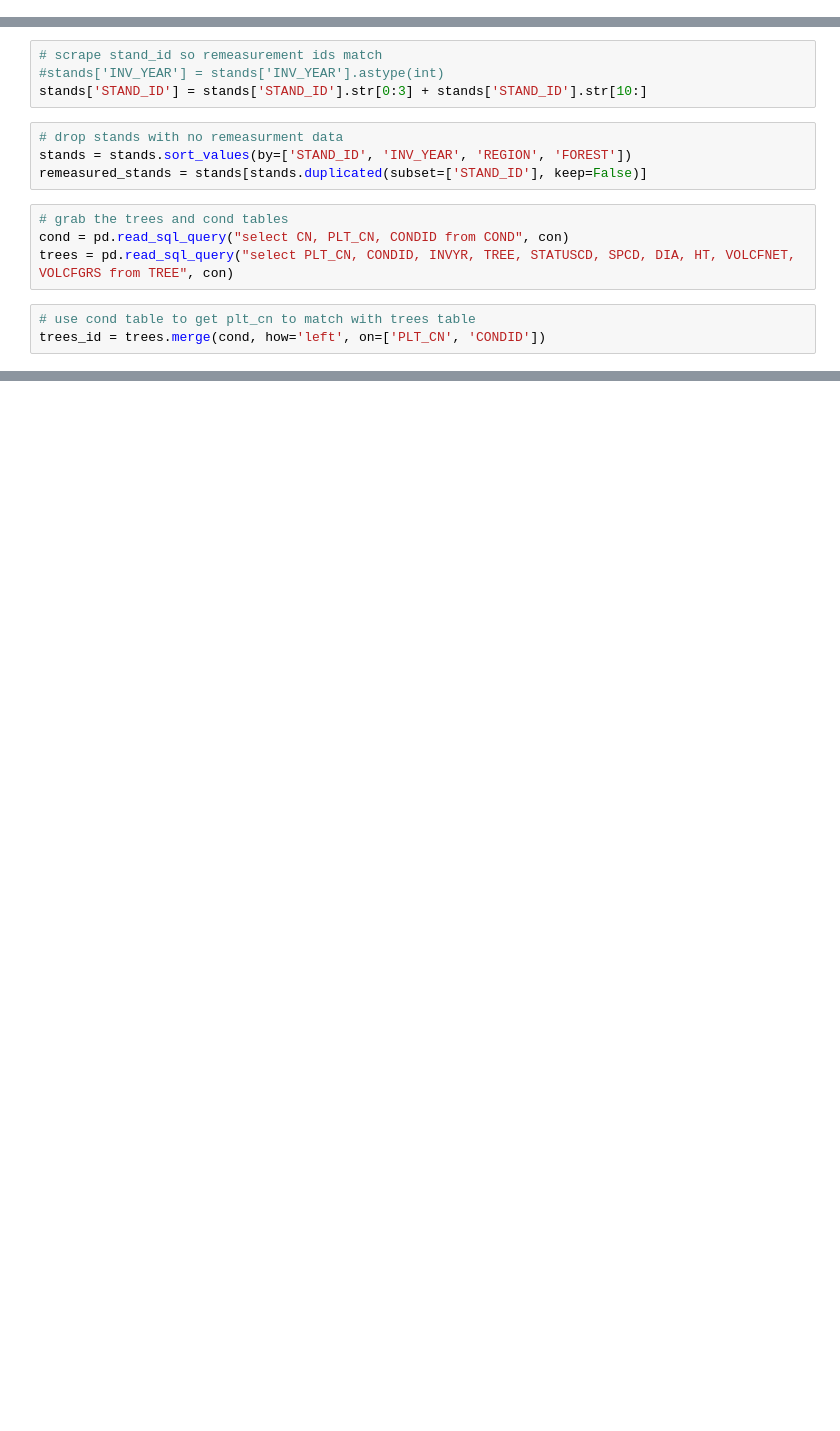
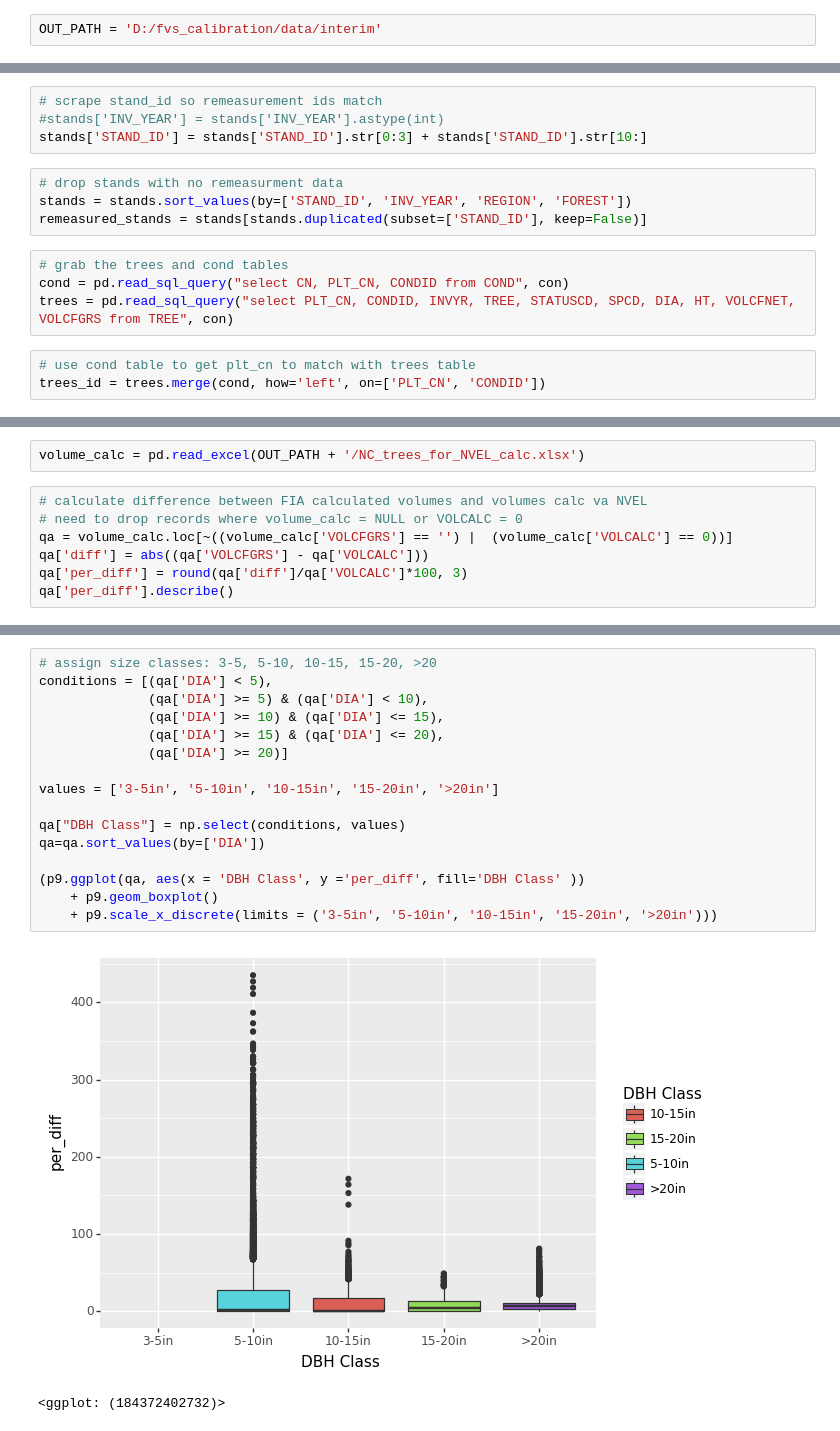
Before and after one commit to Ecotrust/calibrate_fvs, a Jupyter notebook: notebooks/FIA_GroundtruthData.ipynb, the cells around one changed output, grey strips where cells are left out. Drawn from its saved outputs; the diff is of its cells as text; blank space fills up the shorter version.

```diff
--- a/notebooks/FIA_GroundtruthData.ipynb
+++ b/notebooks/FIA_GroundtruthData.ipynb
@@ -9,2 +14,4 @@ import openpyxl
+# %%
+OUT_PATH = 'D:/fvs_calibration/data/interim'
 # %%
 #read in source tables
@@ -49,0 +50,9 @@ stand_trees.to_excel(r'D:\fvs_calibration\data\interim\NC_trees_for_NVEL.xlsx')
+# %%
+volume_calc = pd.read_excel(OUT_PATH + '/NC_trees_for_NVEL_calc.xlsx')
+# %%
+# calculate difference between FIA calculated volumes and volumes calc va NVEL
+# need to drop records where volume_calc = NULL or VOLCALC = 0
+qa = volume_calc.loc[~((volume_calc['VOLCFGRS'] == '') |  (volume_calc['VOLCALC'] == 0))]
+qa['diff'] = abs((qa['VOLCFGRS'] - qa['VOLCALC']))
+qa['per_diff'] = round(qa['diff']/qa['VOLCALC']*100, 3)
+qa['per_diff'].describe()
@@ -49,0 +69,19 @@ stand_trees.to_excel(r'D:\fvs_calibration\data\interim\NC_trees_for_NVEL.xlsx')
+# %%
+# assign size classes: 3-5, 5-10, 10-15, 15-20, >20
+conditions = [(qa['DIA'] < 5),
+              (qa['DIA'] >= 5) & (qa['DIA'] < 10),
+              (qa['DIA'] >= 10) & (qa['DIA'] <= 15),
+              (qa['DIA'] >= 15) & (qa['DIA'] <= 20),
+              (qa['DIA'] >= 20)]
+
+values = ['3-5in', '5-10in', '10-15in', '15-20in', '>20in']
+
+qa["DBH Class"] = np.select(conditions, values)
+qa=qa.sort_values(by=['DIA'])
+
+(p9.ggplot(qa, aes(x = 'DBH Class', y ='per_diff', fill='DBH Class' ))
+    + p9.geom_boxplot()
+    + p9.scale_x_discrete(limits = ('3-5in', '5-10in', '10-15in', '15-20in', '>20in')))
+# %% [output]
+[figure, added]
+<ggplot: (184372402732)>
```
Also changed, not shown: parts of 8 cells of this notebook.
